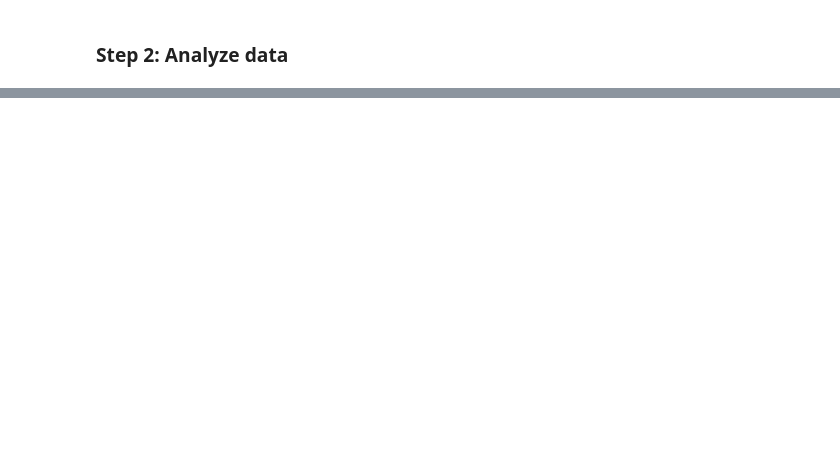
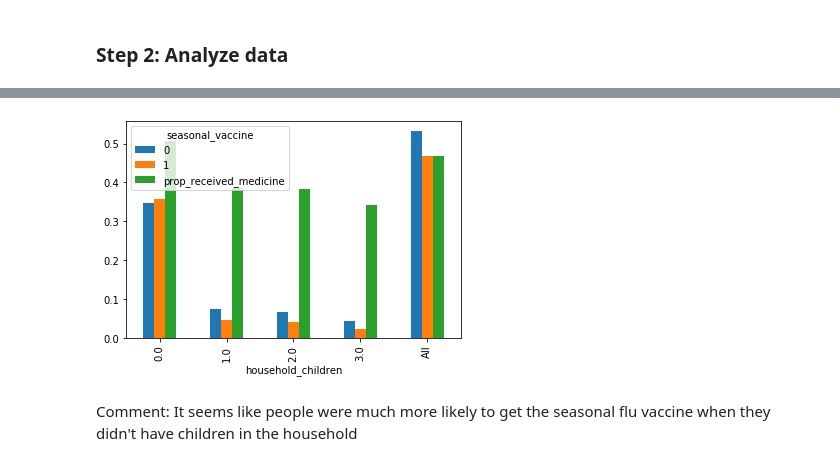
Before and after one commit to anubhavcoder/flu_shot_learning, a Jupyter notebook: data_exploration.ipynb, the cells around one changed output, grey strips where cells are left out. Saved outputs shown, nothing was run; the diff lists cells and outputs as text; code cells hidden in the pictures; blank space fills up the shorter version.

```diff
--- a/data_exploration.ipynb
+++ b/data_exploration.ipynb
@@ -79,0 +138,4 @@ plt.show()
+# %%
+# normalized version
+tab = pd.crosstab(train['household_children'],  train_labels['seasonal_vaccine'], margins = True, normalize = True)
+tab
@@ -79,0 +150,10 @@ plt.show()
+# %%
+# get proportion of people receiving h1n1 vaccine, by row
+tab['prop_received_medicine'] = tab[1] / (tab[0]  + tab[1])
+# %%
+tab[[0, 1, 'prop_received_medicine']].plot(kind = 'bar')
+plt.show()
+# %% [output]
+[figure, added]
+# %% [markdown]
+Comment: It seems like people were much more likely to get the seasonal flu vaccine when they didn't have children in the household
```
Also changed, not shown: parts of 54 cells of this notebook, 1 other file.
